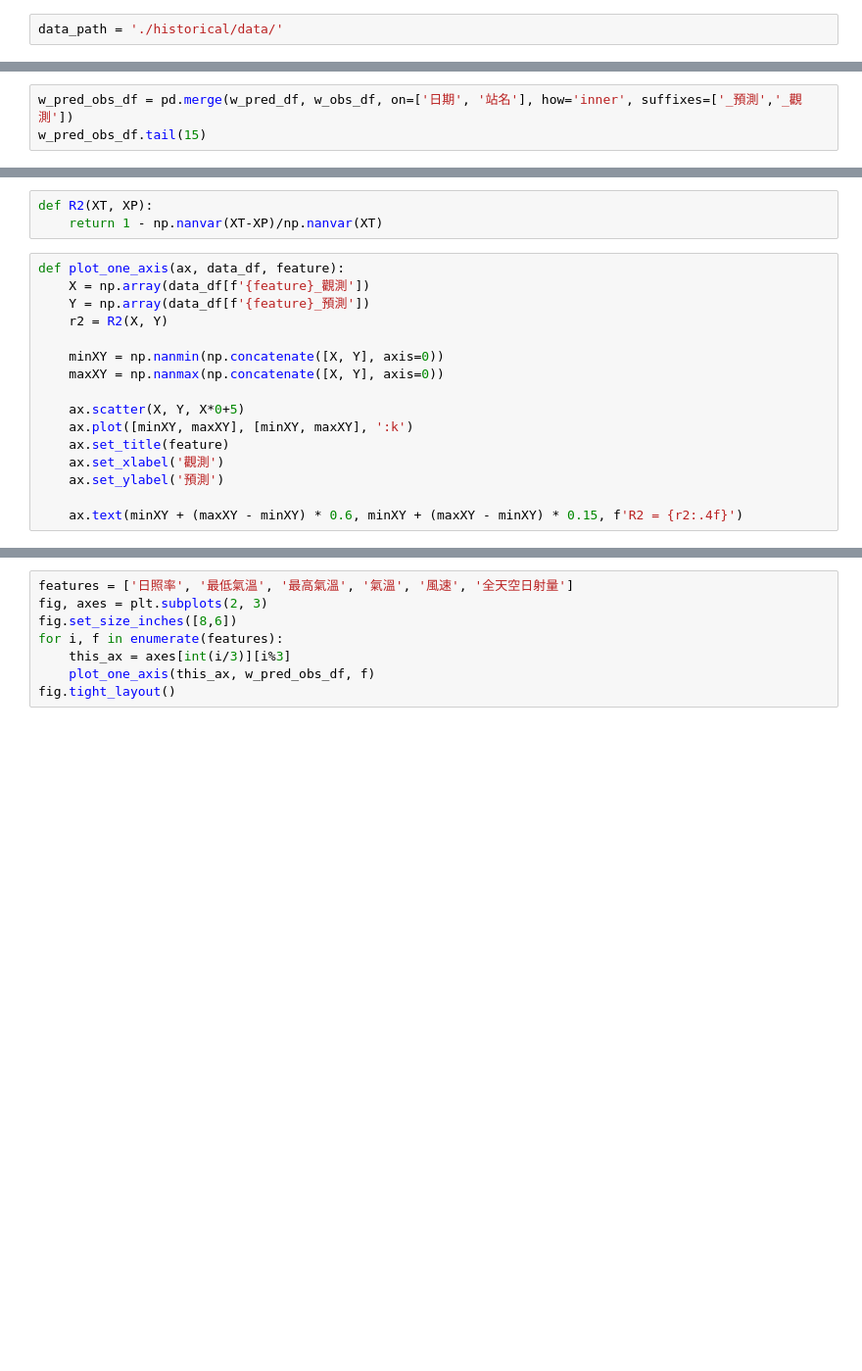
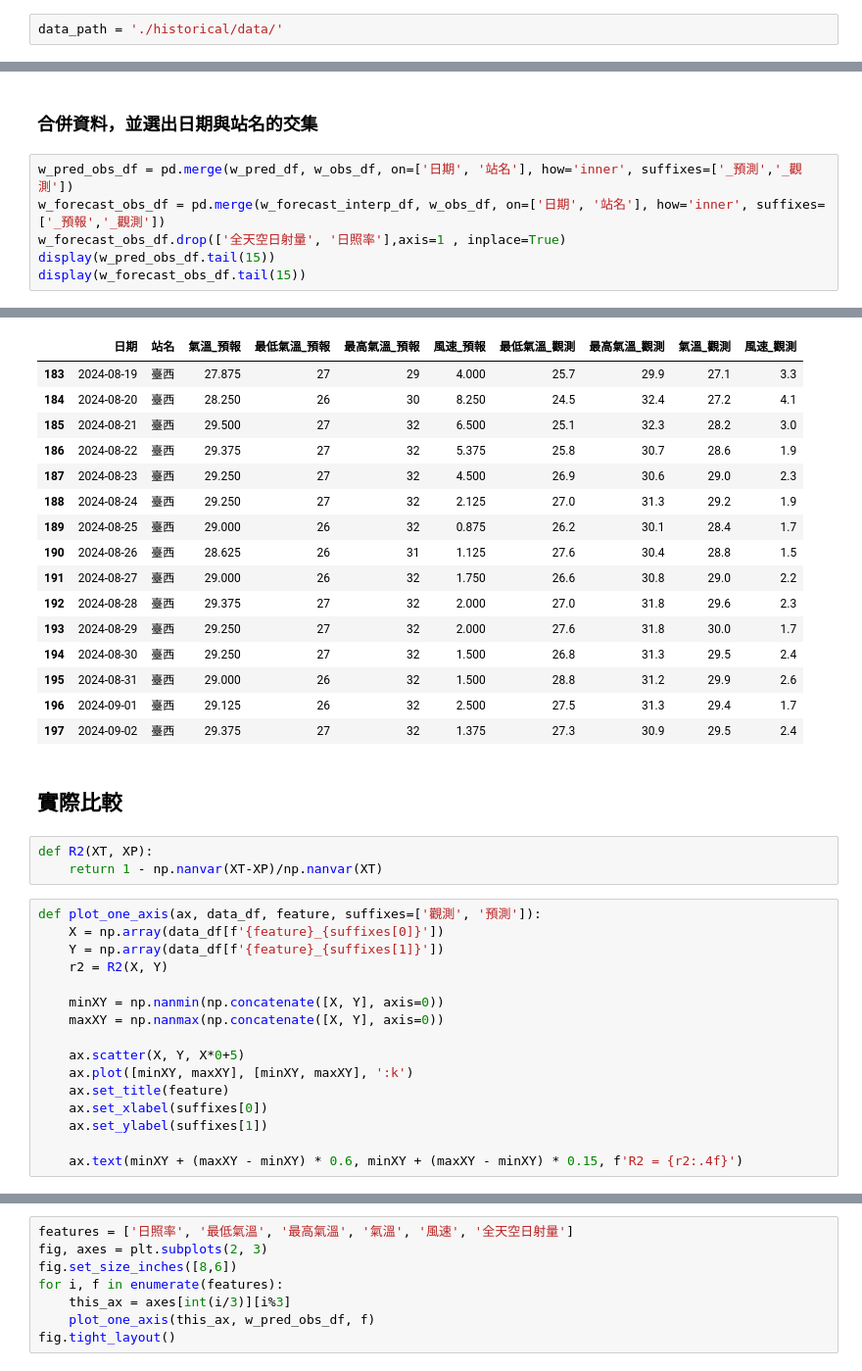
Before and after one commit to skyjadel/Taipower, a Jupyter notebook: Comparison_of_Weather_Pred_and_Obs.ipynb, the cells around one changed output, grey strips where cells are left out. Shown at 98% size. Drawn from its saved outputs; the diff is of its cells as text; blank space fills up the shorter version.

```diff
--- a/Comparison_of_Weather_Pred_and_Obs.ipynb
+++ b/Comparison_of_Weather_Pred_and_Obs.ipynb
@@ -51,30 +146,53 @@ w_obs_df.tail(10)
+# %% [markdown]
+### 合併資料，並選出日期與站名的交集
 # %%
 w_pred_obs_df = pd.merge(w_pred_df, w_obs_df, on=['日期', '站名'], how='inner', suffixes=['_預測','_觀測'])
-w_pred_obs_df.tail(15)
+w_forecast_obs_df = pd.merge(w_forecast_interp_df, w_obs_df, on=['日期', '站名'], how='inner', suffixes=['_預報','_觀測'])
+w_forecast_obs_df.drop(['全天空日射量', '日照率'],axis=1 , inplace=True)
+display(w_pred_obs_df.tail(15))
+display(w_forecast_obs_df.tail(15))
 # %% [output]
 |  | 日期 | 站名 | 日照率_預測 | 最低氣溫_預測 | 最高氣溫_預測 | 氣溫_預測 | 風速_預測 | 全天空日射量_預測 | 日照率_觀測 | 最低氣溫_觀測 | 最高氣溫_觀測 | ... |
 | 183 | 2024-08-31 | 嘉義 | 65.275146 | 26.150719 | 32.943054 | 29.270136 | 1.658146 | 21.419366 | 74.0 | 26.8 | 33.5 | ... |
 | 184 | 2024-08-31 | 臺北 | 78.227974 | 26.833683 | 34.557976 | 29.787821 | 1.662079 | 23.976688 | 78.5 | 27.5 | 35.7 | ... |
 | 185 | 2024-08-31 | 臺西 | 70.302048 | 26.204541 | 32.287498 | 28.864680 | 1.525649 | 22.403989 | NaN | 28.8 | 31.2 | ... |
 | 186 | 2024-09-01 | 東吉島 | 79.671478 | 26.788573 | 31.872009 | 28.867729 | 2.511913 | 24.214323 | 87.6 | 27.2 | 31.7 | ... |
 | 187 | 2024-09-01 | 臺北 | 75.190132 | 27.241296 | 34.592834 | 30.022215 | 1.718892 | 23.370987 | 91.4 | 27.8 | 36.3 | ... |
 | 188 | 2024-09-01 | 臺中電廠 | 76.493385 | 26.397266 | 31.610836 | 28.708206 | 1.481088 | 23.611977 | NaN | 28.2 | 31.7 | ... |
 | 189 | 2024-09-01 | 臺西 | 81.146545 | 26.198162 | 32.177280 | 28.779453 | 2.160414 | 24.510041 | NaN | 27.5 | 31.3 | ... |
 | 190 | 2024-09-01 | 高雄 | 64.284508 | 26.691716 | 33.524574 | 29.661062 | 1.345501 | 21.204884 | 79.8 | 24.7 | 33.3 | ... |
 | 191 | 2024-09-01 | 嘉義 | 68.595291 | 26.163377 | 33.454575 | 29.431926 | 1.722249 | 22.059194 | 50.2 | 25.4 | 33.5 | ... |
 | 192 | 2024-09-02 | 臺北 | 70.145187 | 27.794019 | 35.491371 | 30.791104 | 2.135438 | 22.374021 | 93.9 | 27.8 | 36.7 | ... |
 | 193 | 2024-09-02 | 臺西 | 67.596634 | 26.790666 | 32.088200 | 29.172279 | 1.703670 | 21.859614 | NaN | 27.3 | 30.9 | ... |
 | 194 | 2024-09-02 | 臺中電廠 | 70.425507 | 27.047111 | 32.116543 | 29.285208 | 2.056481 | 22.418236 | NaN | 27.3 | 32.9 | ... |
 | 195 | 2024-09-02 | 東吉島 | 79.335342 | 27.584847 | 32.483177 | 29.450956 | 2.421443 | 24.139955 | 86.3 | 27.2 | 31.9 | ... |
 | 196 | 2024-09-02 | 嘉義 | 70.333710 | 26.057413 | 33.619820 | 29.380178 | 1.554114 | 22.390044 | 68.6 | 25.2 | 33.6 | ... |
 | 197 | 2024-09-02 | 高雄 | 81.342705 | 27.024076 | 33.187565 | 29.768011 | 1.223966 | 24.518927 | 71.1 | 26.5 | 33.2 | ... |
+|  | 日期 | 站名 | 氣溫_預報 | 最低氣溫_預報 | 最高氣溫_預報 | 風速_預報 | 最低氣溫_觀測 | 最高氣溫_觀測 | 氣溫_觀測 | 風速_觀測 |
+| 183 | 2024-08-19 | 臺西 | 27.875 | 27 | 29 | 4.000 | 25.7 | 29.9 | 27.1 | 3.3 |
+| 184 | 2024-08-20 | 臺西 | 28.250 | 26 | 30 | 8.250 | 24.5 | 32.4 | 27.2 | 4.1 |
+| 185 | 2024-08-21 | 臺西 | 29.500 | 27 | 32 | 6.500 | 25.1 | 32.3 | 28.2 | 3.0 |
+| 186 | 2024-08-22 | 臺西 | 29.375 | 27 | 32 | 5.375 | 25.8 | 30.7 | 28.6 | 1.9 |
+| 187 | 2024-08-23 | 臺西 | 29.250 | 27 | 32 | 4.500 | 26.9 | 30.6 | 29.0 | 2.3 |
+| 188 | 2024-08-24 | 臺西 | 29.250 | 27 | 32 | 2.125 | 27.0 | 31.3 | 29.2 | 1.9 |
+| 189 | 2024-08-25 | 臺西 | 29.000 | 26 | 32 | 0.875 | 26.2 | 30.1 | 28.4 | 1.7 |
+| 190 | 2024-08-26 | 臺西 | 28.625 | 26 | 31 | 1.125 | 27.6 | 30.4 | 28.8 | 1.5 |
+| 191 | 2024-08-27 | 臺西 | 29.000 | 26 | 32 | 1.750 | 26.6 | 30.8 | 29.0 | 2.2 |
+| 192 | 2024-08-28 | 臺西 | 29.375 | 27 | 32 | 2.000 | 27.0 | 31.8 | 29.6 | 2.3 |
+| 193 | 2024-08-29 | 臺西 | 29.250 | 27 | 32 | 2.000 | 27.6 | 31.8 | 30.0 | 1.7 |
+| 194 | 2024-08-30 | 臺西 | 29.250 | 27 | 32 | 1.500 | 26.8 | 31.3 | 29.5 | 2.4 |
+| 195 | 2024-08-31 | 臺西 | 29.000 | 26 | 32 | 1.500 | 28.8 | 31.2 | 29.9 | 2.6 |
+| 196 | 2024-09-01 | 臺西 | 29.125 | 26 | 32 | 2.500 | 27.5 | 31.3 | 29.4 | 1.7 |
+| 197 | 2024-09-02 | 臺西 | 29.375 | 27 | 32 | 1.375 | 27.3 | 30.9 | 29.5 | 2.4 |
+# %% [markdown]
+## 實際比較
 # %%
 def R2(XT, XP):
     return 1 - np.nanvar(XT-XP)/np.nanvar(XT)
 # %%
-def plot_one_axis(ax, data_df, feature):
-    X = np.array(data_df[f'{feature}_觀測'])
-    Y = np.array(data_df[f'{feature}_預測'])
+def plot_one_axis(ax, data_df, feature, suffixes=['觀測', '預測']):
+    X = np.array(data_df[f'{feature}_{suffixes[0]}'])
+    Y = np.array(data_df[f'{feature}_{suffixes[1]}'])
     r2 = R2(X, Y)
 
     minXY = np.nanmin(np.concatenate([X, Y], axis=0))
@@ -83,7 +201,7 @@ def plot_one_axis(ax, data_df, feature):
     ax.scatter(X, Y, X*0+5)
     ax.plot([minXY, maxXY], [minXY, maxXY], ':k')
     ax.set_title(feature)
-    ax.set_xlabel('觀測')
-    ax.set_ylabel('預測')
+    ax.set_xlabel(suffixes[0])
+    ax.set_ylabel(suffixes[1])
 
     ax.text(minXY + (maxXY - minXY) * 0.6, minXY + (maxXY - minXY) * 0.15, f'R2 = {r2:.4f}')
```
Also changed, not shown: parts of 16 cells of this notebook.
